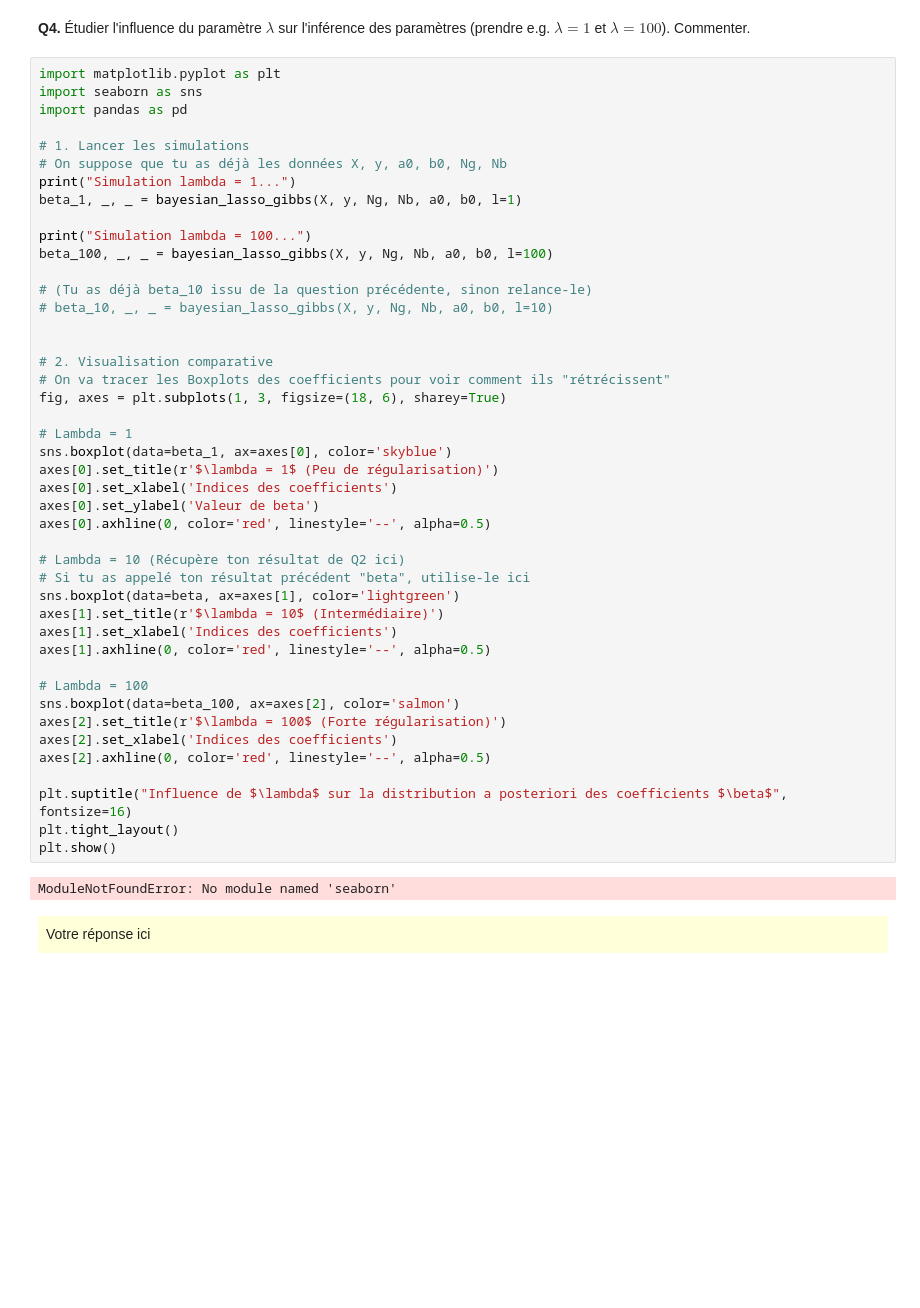
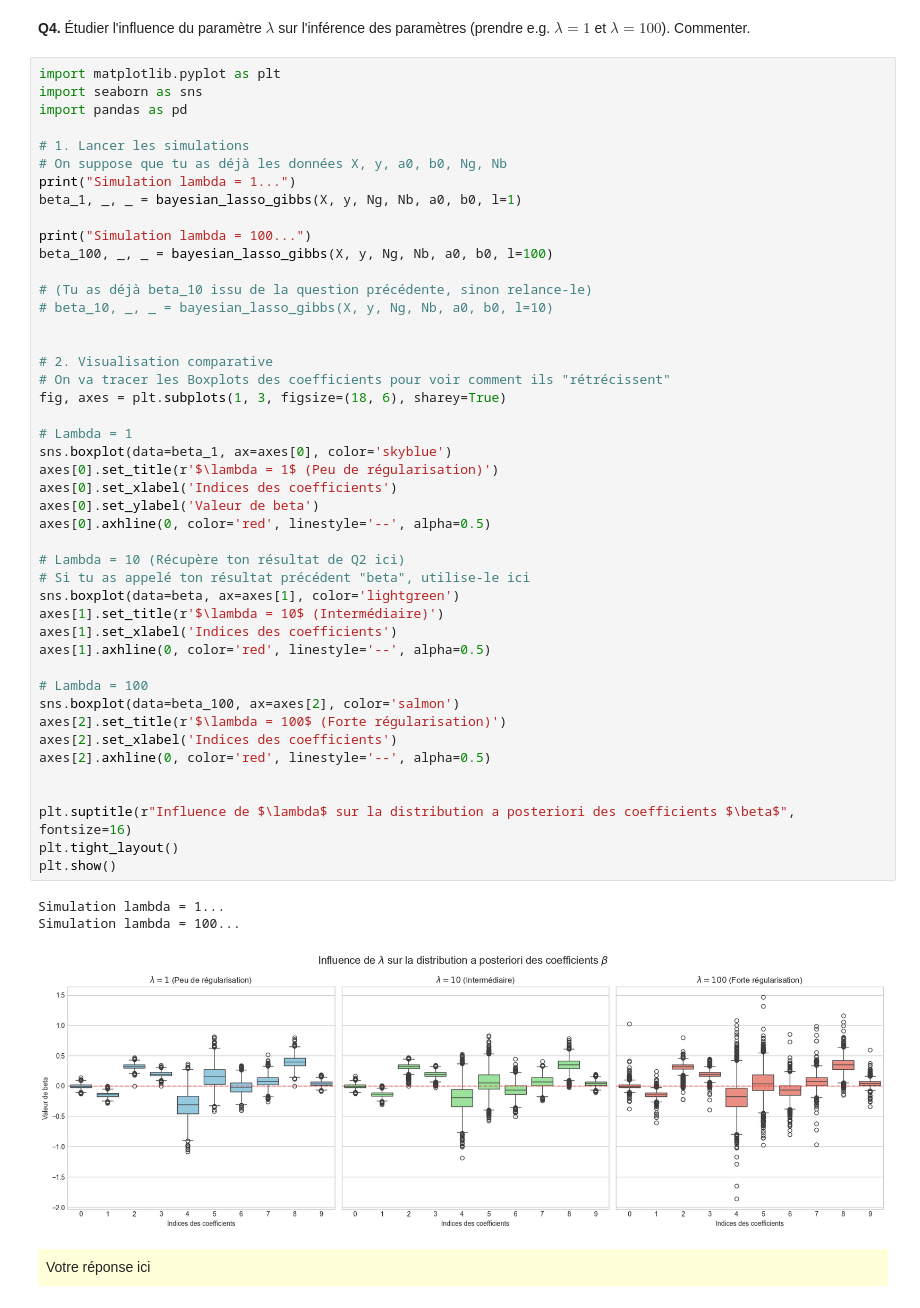
Before and after one commit to farahamorri/estim_av, a Jupyter notebook: tp2b_blr.ipynb, the cells around one changed output. Cells and saved outputs as stored; diff of their text form; blank space fills up the shorter version.

Commit message:
TP2B + plots (need to be checked)

```diff
--- a/tp2b_blr.ipynb
+++ b/tp2b_blr.ipynb
@@ -305,35 +305,38 @@ beta_100, _, _ = bayesian_lasso_gibbs(X, y, Ng, Nb, a0, b0, l=100)
 # beta_10, _, _ = bayesian_lasso_gibbs(X, y, Ng, Nb, a0, b0, l=10)
 
 
 # 2. Visualisation comparative
 # On va tracer les Boxplots des coefficients pour voir comment ils "rétrécissent"
 fig, axes = plt.subplots(1, 3, figsize=(18, 6), sharey=True)
 
 # Lambda = 1
 sns.boxplot(data=beta_1, ax=axes[0], color='skyblue')
 axes[0].set_title(r'$\lambda = 1$ (Peu de régularisation)')
 axes[0].set_xlabel('Indices des coefficients')
 axes[0].set_ylabel('Valeur de beta')
 axes[0].axhline(0, color='red', linestyle='--', alpha=0.5)
 
 # Lambda = 10 (Récupère ton résultat de Q2 ici)
 # Si tu as appelé ton résultat précédent "beta", utilise-le ici
 sns.boxplot(data=beta, ax=axes[1], color='lightgreen')
 axes[1].set_title(r'$\lambda = 10$ (Intermédiaire)')
 axes[1].set_xlabel('Indices des coefficients')
 axes[1].axhline(0, color='red', linestyle='--', alpha=0.5)
 
 # Lambda = 100
 sns.boxplot(data=beta_100, ax=axes[2], color='salmon')
 axes[2].set_title(r'$\lambda = 100$ (Forte régularisation)')
 axes[2].set_xlabel('Indices des coefficients')
 axes[2].axhline(0, color='red', linestyle='--', alpha=0.5)
 
-plt.suptitle("Influence de $\lambda$ sur la distribution a posteriori des coefficients $\beta$", fontsize=16)
+
+plt.suptitle(r"Influence de $\lambda$ sur la distribution a posteriori des coefficients $\beta$", fontsize=16)
 plt.tight_layout()
 plt.show()
 # %% [output]
-ModuleNotFoundError: No module named 'seaborn'
+Simulation lambda = 1...
+Simulation lambda = 100...
+[figure, added]
 # %% [markdown]
 <div style="background-color: rgba(255, 255, 0, 0.15); padding: 8px;">
 Votre réponse ici
```
Also changed, not shown: parts of 3 cells of this notebook.
